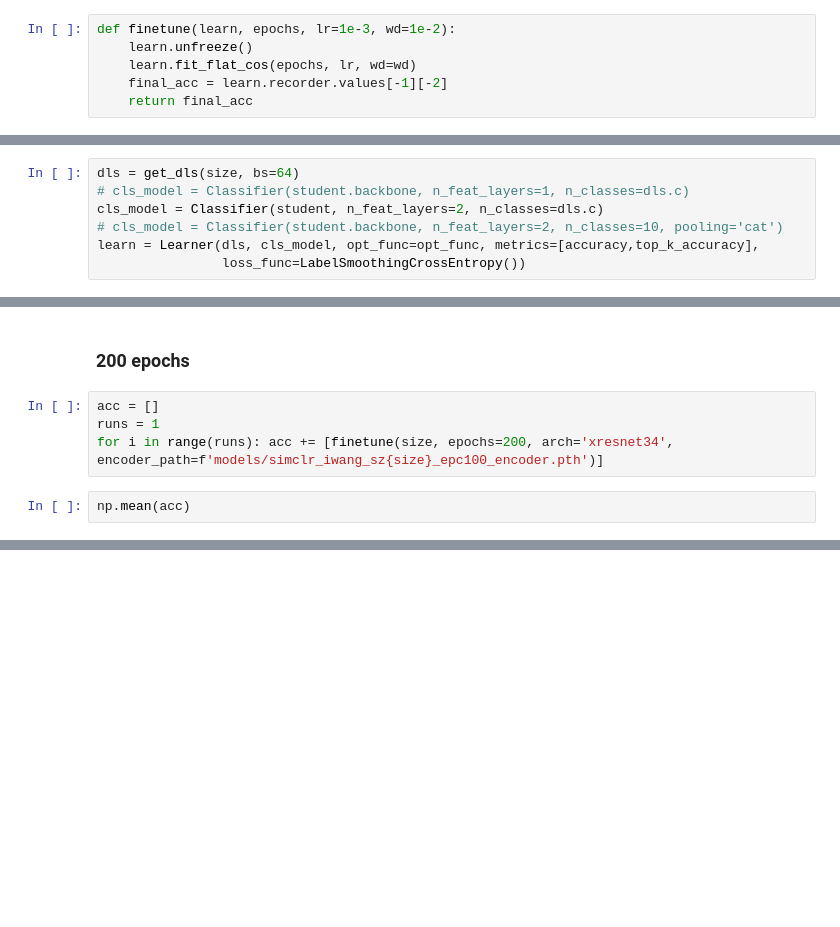
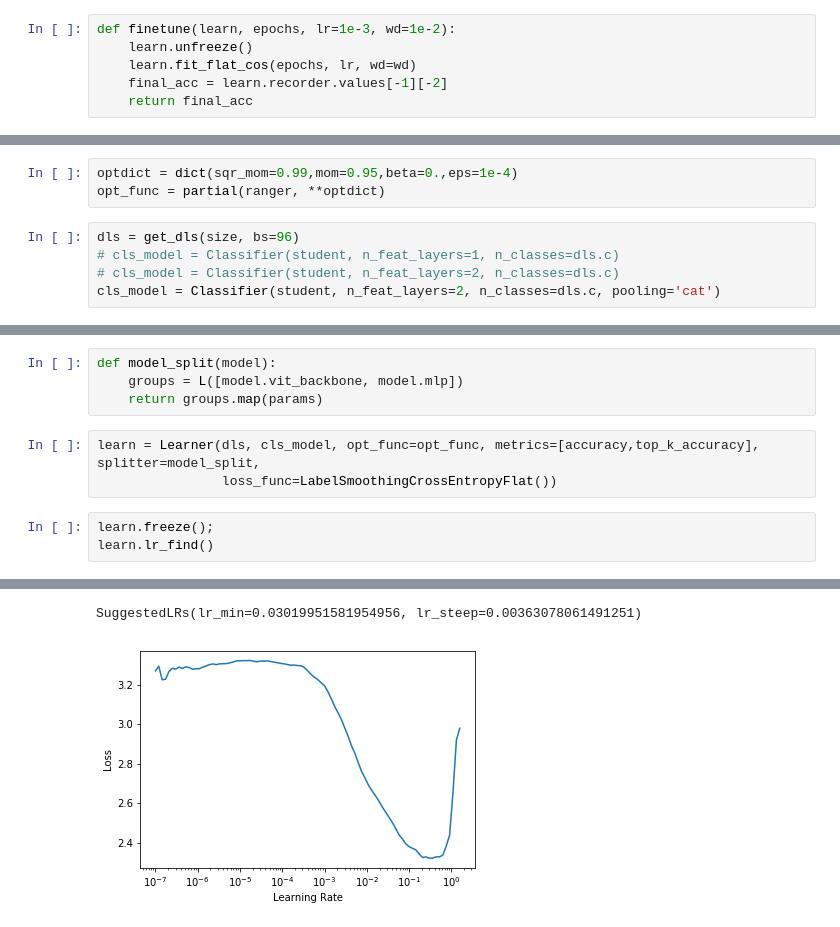
Before and after one commit to KeremTurgutlu/self_supervised, a Jupyter notebook: examples/vision/06 - training_dino_iwang.ipynb, the cells around one changed output, grey strips where cells are left out. Drawn from its saved outputs; the diff is of its cells as text; blank space fills up the shorter version.

```diff
--- a/examples/vision/06 - training_dino_iwang.ipynb
+++ b/examples/vision/06 - training_dino_iwang.ipynb
@@ -305,7 +335,8 @@ def finetune(learn, epochs, lr=1e-3, wd=1e-2):
+# %%
+optdict = dict(sqr_mom=0.99,mom=0.95,beta=0.,eps=1e-4)
+opt_func = partial(ranger, **optdict)
 # %%
-dls = get_dls(size, bs=64)
-# cls_model = Classifier(student.backbone, n_feat_layers=1, n_classes=dls.c)
-cls_model = Classifier(student, n_feat_layers=2, n_classes=dls.c)
-# cls_model = Classifier(student.backbone, n_feat_layers=2, n_classes=10, pooling='cat')
-learn = Learner(dls, cls_model, opt_func=opt_func, metrics=[accuracy,top_k_accuracy],
-                loss_func=LabelSmoothingCrossEntropy())
+dls = get_dls(size, bs=96)
+# cls_model = Classifier(student, n_feat_layers=1, n_classes=dls.c)
+# cls_model = Classifier(student, n_feat_layers=2, n_classes=dls.c)
+cls_model = Classifier(student, n_feat_layers=2, n_classes=dls.c, pooling='cat')
@@ -336,8 +343,11 @@ np.mean(acc)
-# %% [markdown]
-### 200 epochs
-# %%
-acc = []
-runs = 1
-for i in range(runs): acc += [finetune(size, epochs=200, arch='xresnet34', encoder_path=f'models/simclr_iwang_sz{size}_epc100_encoder.pth')]
-# %%
-np.mean(acc)
+# %%
+def model_split(model):
+    groups = L([model.vit_backbone, model.mlp])
+    return groups.map(params)
+# %%
+learn = Learner(dls, cls_model, opt_func=opt_func, metrics=[accuracy,top_k_accuracy], splitter=model_split,
+                loss_func=LabelSmoothingCrossEntropyFlat())
+# %%
+learn.freeze();
+learn.lr_find()
+# %% [output]
@@ -343,0 +355,2 @@ np.mean(acc)
+SuggestedLRs(lr_min=0.03019951581954956, lr_steep=0.00363078061491251)
+[figure, added]
```
Also changed, not shown: parts of 27 cells of this notebook, 2 other files.
